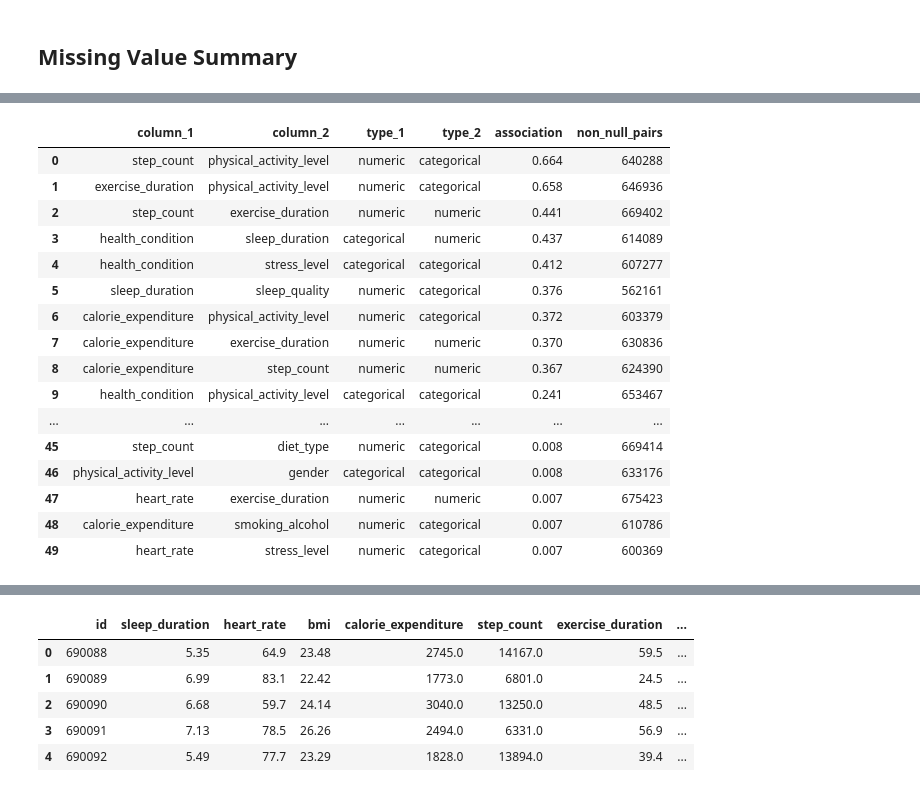
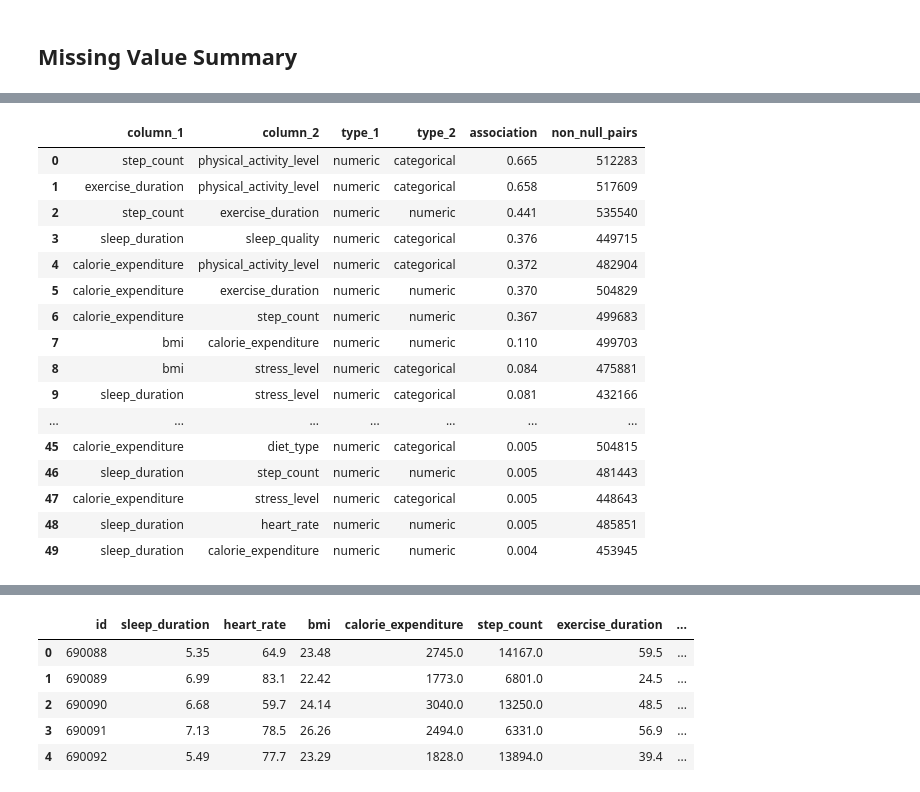
Before and after one commit to 4rajravi/health-risk, a Jupyter notebook: data_null.ipynb, the cells around one changed output, grey strips where cells are left out. Drawn from its saved outputs; the diff is of its cells as text; code cells hidden in the pictures.

```diff
--- a/data_null.ipynb
+++ b/data_null.ipynb
@@ -7,8 +7,14 @@ import itertools
 
 import numpy as np
 import pandas as pd
+from IPython.display import display
+from sklearn.compose import ColumnTransformer
+from sklearn.ensemble import HistGradientBoostingClassifier, HistGradientBoostingRegressor
+from sklearn.impute import SimpleImputer
+from sklearn.pipeline import Pipeline
+from sklearn.preprocessing import OneHotEncoder
 
 pd.set_option("display.max_columns", None)
-pd.set_option("display.max_rows", 100)
-pd.set_option("display.max_colwidth", 120)
+pd.set_option("display.max_rows", 120)
+pd.set_option("display.max_colwidth", 160)
 # %% [markdown]
@@ -16,7 +22,12 @@ pd.set_option("display.max_colwidth", 120)
 # %%
-train = pd.read_csv("data/train.csv")
+ID_COL = "id"
+TARGET_COL = "health_condition"
+
+train = pd.read_csv("data/train_split.csv")
+val = pd.read_csv("data/val_split.csv")
 test = pd.read_csv("data/test.csv")
 
-print("train shape:", train.shape)
+print("train split shape:", train.shape)
+print("validation split shape:", val.shape)
 print("test shape:", test.shape)
 # %% [output]
@@ -24 +36,8 @@ train shape: (690088, 15)
 test shape: (295753, 14)
+# %%
+feature_cols = [col for col in train.columns if col not in [ID_COL, TARGET_COL]]
+numeric_cols = train[feature_cols].select_dtypes(include="number").columns.tolist()
+categorical_cols = train[feature_cols].select_dtypes(exclude="number").columns.tolist()
+
+print("numeric feature columns:", numeric_cols)
+print("categorical feature columns:", categorical_cols)
@@ -56,9 +48,0 @@ null_summary.style.format({"percent": "{:.2f}"})
-# %%
-feature_cols = [col for col in train.columns if col not in ["id", "health_condition"]]
-numeric_cols = train[feature_cols].select_dtypes(include="number").columns.tolist()
-categorical_cols = train[feature_cols].select_dtypes(exclude="number").columns.tolist()
-columns_for_dependency = [col for col in train.columns if col != "id"]
-
-print("numeric feature columns:", numeric_cols)
-print("categorical feature columns:", categorical_cols)
-print("dependency check columns:", columns_for_dependency)
@@ -172,41 +170,41 @@ Rows used for train-only dependency checks: 690088
 # %%
 dependency_rows = []
 
-for col_1, col_2 in itertools.combinations(columns_for_dependency, 2):
-    score = association_score(dependency_sample[col_1], dependency_sample[col_2])
+for col_1, col_2 in itertools.combinations(feature_cols, 2):
+    score = association_score(train[col_1], train[col_2])
     dependency_rows.append({
         "column_1": col_1,
         "column_2": col_2,
-        "type_1": column_kind(dependency_sample[col_1]),
-        "type_2": column_kind(dependency_sample[col_2]),
+        "type_1": column_kind(train[col_1]),
+        "type_2": column_kind(train[col_2]),
         "association": score,
-        "non_null_pairs": int((dependency_sample[col_1].notna() & dependency_sample[col_2].notna()).sum()),
+        "non_null_pairs": int((train[col_1].notna() & train[col_2].notna()).sum()),
     })
 
 dependency_summary = (
     pd.DataFrame(dependency_rows)
     .sort_values("association", ascending=False, na_position="last")
     .reset_index(drop=True)
 )
 
 dependency_summary.head(50).style.format({"association": "{:.3f}"})
 # %% [output]
 |  | column_1 | column_2 | type_1 | type_2 | association | non_null_pairs |
-| 0 | step_count | physical_activity_level | numeric | categorical | 0.664 | 640288 |
-| 1 | exercise_duration | physical_activity_level | numeric | categorical | 0.658 | 646936 |
-| 2 | step_count | exercise_duration | numeric | numeric | 0.441 | 669402 |
-| 3 | health_condition | sleep_duration | categorical | numeric | 0.437 | 614089 |
-| 4 | health_condition | stress_level | categorical | categorical | 0.412 | 607277 |
-| 5 | sleep_duration | sleep_quality | numeric | categorical | 0.376 | 562161 |
-| 6 | calorie_expenditure | physical_activity_level | numeric | categorical | 0.372 | 603379 |
-| 7 | calorie_expenditure | exercise_duration | numeric | numeric | 0.370 | 630836 |
-| 8 | calorie_expenditure | step_count | numeric | numeric | 0.367 | 624390 |
-| 9 | health_condition | physical_activity_level | categorical | categorical | 0.241 | 653467 |
+| 0 | step_count | physical_activity_level | numeric | categorical | 0.665 | 512283 |
+| 1 | exercise_duration | physical_activity_level | numeric | categorical | 0.658 | 517609 |
+| 2 | step_count | exercise_duration | numeric | numeric | 0.441 | 535540 |
+| 3 | sleep_duration | sleep_quality | numeric | categorical | 0.376 | 449715 |
+| 4 | calorie_expenditure | physical_activity_level | numeric | categorical | 0.372 | 482904 |
+| 5 | calorie_expenditure | exercise_duration | numeric | numeric | 0.370 | 504829 |
+| 6 | calorie_expenditure | step_count | numeric | numeric | 0.367 | 499683 |
+| 7 | bmi | calorie_expenditure | numeric | numeric | 0.110 | 499703 |
+| 8 | bmi | stress_level | numeric | categorical | 0.084 | 475881 |
+| 9 | sleep_duration | stress_level | numeric | categorical | 0.081 | 432166 |
 | ... | ... | ... | ... | ... | ... | ... |
-| 45 | step_count | diet_type | numeric | categorical | 0.008 | 669414 |
-| 46 | physical_activity_level | gender | categorical | categorical | 0.008 | 633176 |
-| 47 | heart_rate | exercise_duration | numeric | numeric | 0.007 | 675423 |
-| 48 | calorie_expenditure | smoking_alcohol | numeric | categorical | 0.007 | 610786 |
-| 49 | heart_rate | stress_level | numeric | categorical | 0.007 | 600369 |
+| 45 | calorie_expenditure | diet_type | numeric | categorical | 0.005 | 504815 |
+| 46 | sleep_duration | step_count | numeric | numeric | 0.005 | 481443 |
+| 47 | calorie_expenditure | stress_level | numeric | categorical | 0.005 | 448643 |
+| 48 | sleep_duration | heart_rate | numeric | numeric | 0.005 | 485851 |
+| 49 | sleep_duration | calorie_expenditure | numeric | numeric | 0.004 | 453945 |
 # %%
 association_matrix = pd.DataFrame(
```
Also changed, not shown: parts of 25 cells of this notebook, 7 other files.
